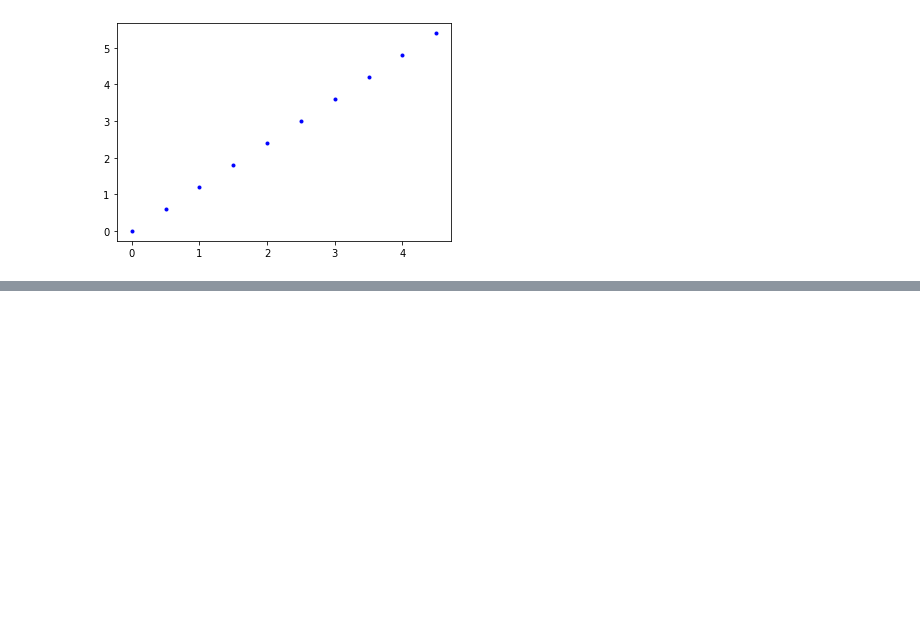
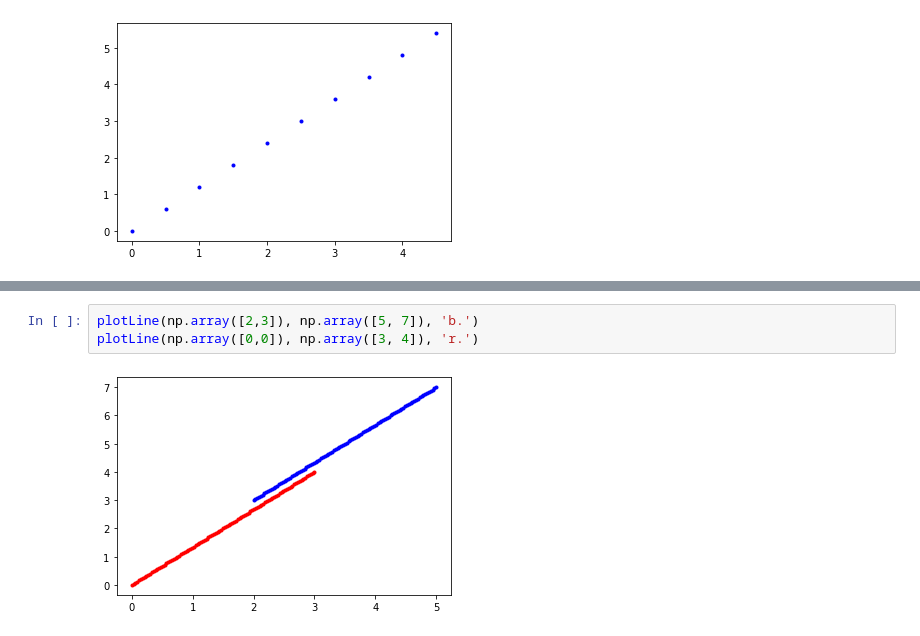
Before and after one commit to shivakumarjayaraman/ctm, a Jupyter notebook: vector/Notes.ipynb, the cells around one changed output, grey strips where cells are left out. Cells and saved outputs as stored; diff of their text form; blank space fills up the shorter version.

```diff
--- a/vector/Notes.ipynb
+++ b/vector/Notes.ipynb
@@ -68,0 +86,5 @@ plt.plot(xs, ys, 'b.')
+# %%
+plotLine(np.array([2,3]), np.array([5, 7]), 'b.')
+plotLine(np.array([0,0]), np.array([3, 4]), 'r.')
+# %% [output]
+[figure, added]
```
Also changed, not shown: parts of 12 cells of this notebook, 4 other files.
